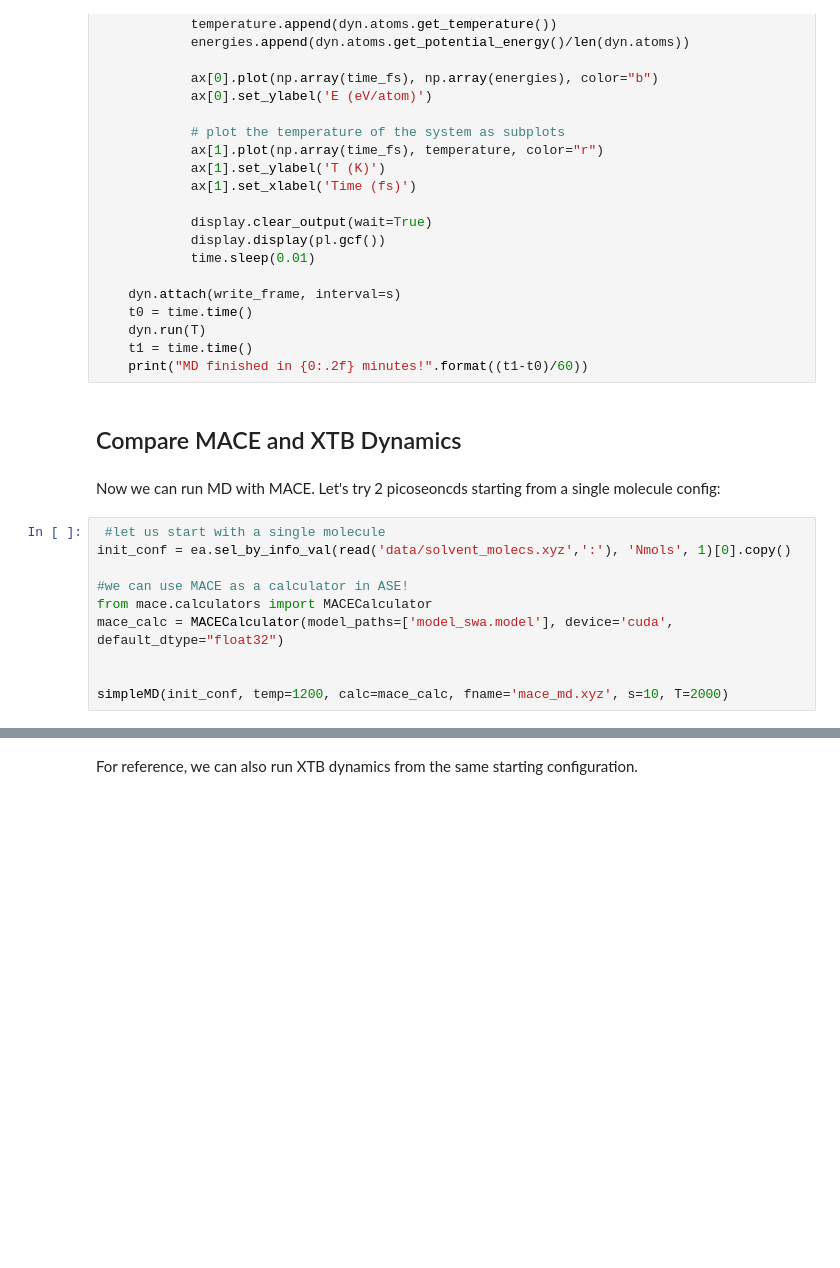
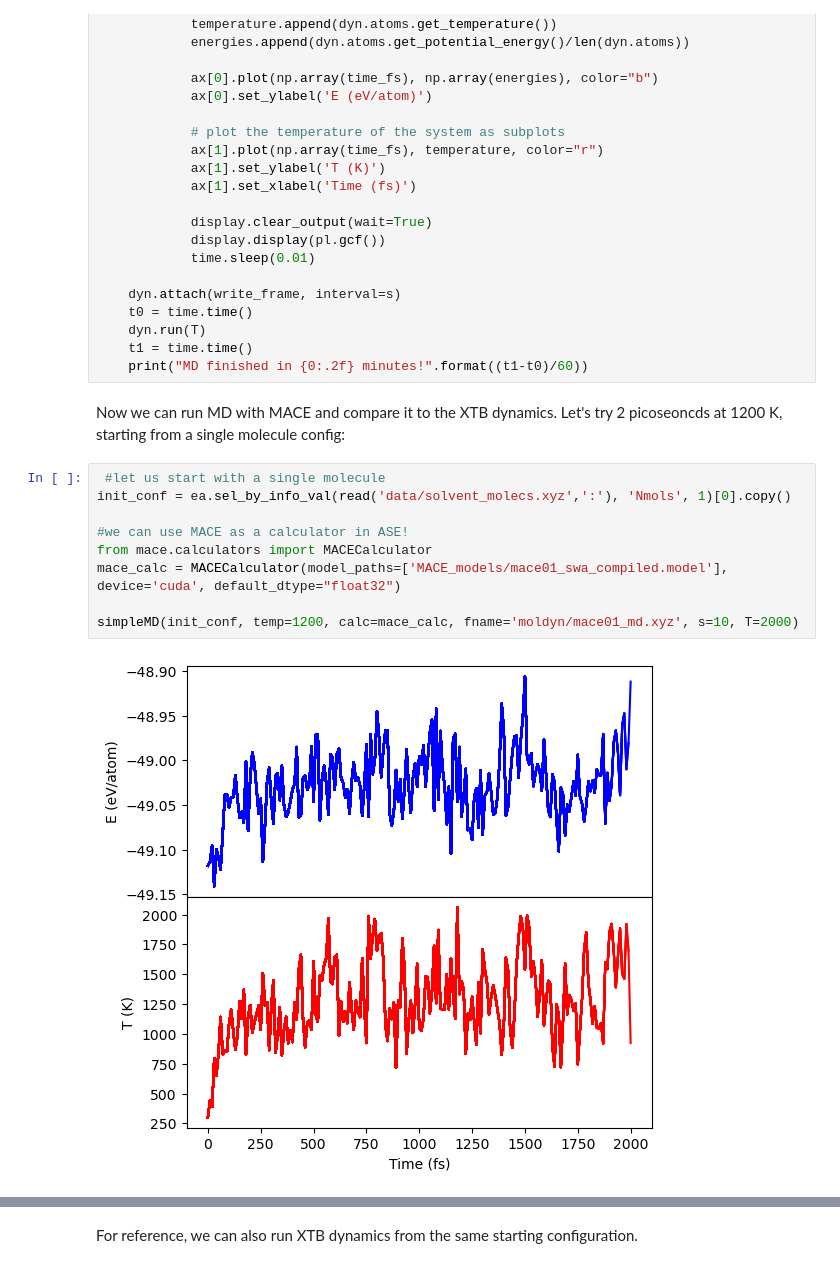
Before and after one commit to imagdau/Tutorials, a Jupyter notebook: T01-MACE-Practice-I.ipynb, the cells around one changed output, grey strips where cells are left out. Saved outputs shown, nothing was run; the diff lists cells and outputs as text; blank space fills up the shorter version.

Commit message:
new xtb dynamics

```diff
--- a/T01-MACE-Practice-I.ipynb
+++ b/T01-MACE-Practice-I.ipynb
@@ -579,17 +544,16 @@ def simpleMD(init_conf, temp, calc, fname, s, T):
     dyn.run(T)
     t1 = time.time()
     print("MD finished in {0:.2f} minutes!".format((t1-t0)/60))
-# %% [markdown]
-## Compare MACE and XTB Dynamics
 # %% [markdown]
-Now we can run MD with MACE. Let's try 2 picoseoncds starting from a single molecule config:
+Now we can run MD with MACE and compare it to the XTB dynamics. Let's try 2 picoseoncds at 1200 K, starting from a single molecule config:
 # %%
  #let us start with a single molecule
 init_conf = ea.sel_by_info_val(read('data/solvent_molecs.xyz',':'), 'Nmols', 1)[0].copy()
 
 #we can use MACE as a calculator in ASE!
 from mace.calculators import MACECalculator
-mace_calc = MACECalculator(model_paths=['model_swa.model'], device='cuda', default_dtype="float32")
+mace_calc = MACECalculator(model_paths=['MACE_models/mace01_swa_compiled.model'], device='cuda', default_dtype="float32")
 
-
-simpleMD(init_conf, temp=1200, calc=mace_calc, fname='mace_md.xyz', s=10, T=2000)
+simpleMD(init_conf, temp=1200, calc=mace_calc, fname='moldyn/mace01_md.xyz', s=10, T=2000)
+# %% [output]
+[figure, added]
```
Also changed, not shown: parts of 18 cells of this notebook, 5 other files.
